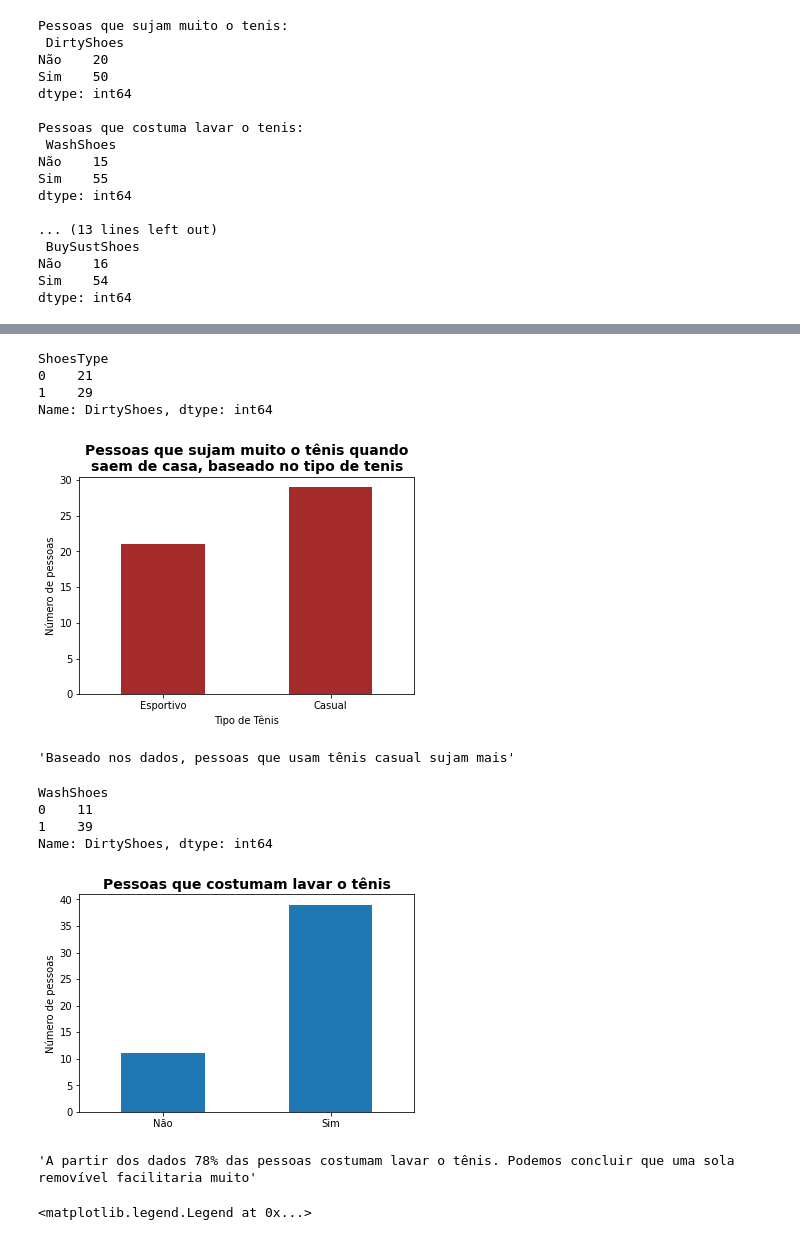
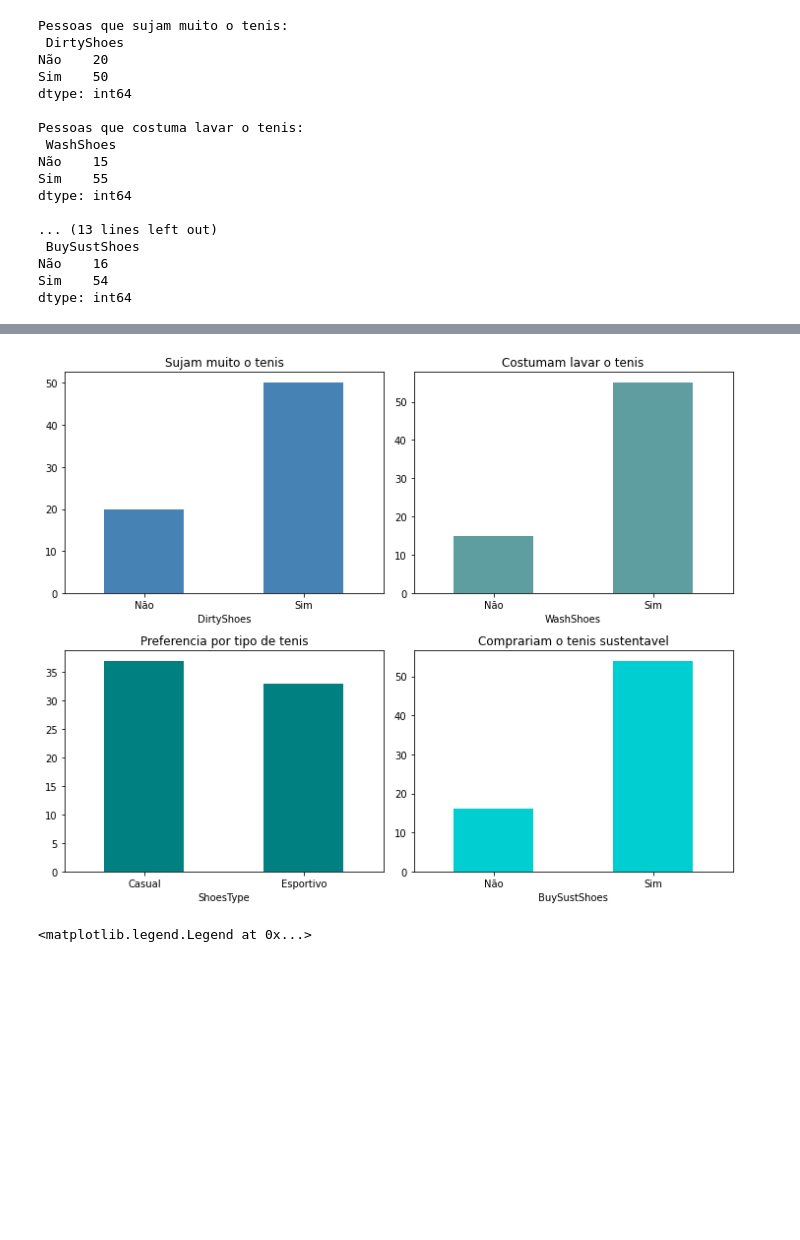
Before and after one commit to Massato01/ProjetoInovacaoSocial, a Jupyter notebook: SimpleDataAnalisys/SustSneakers-Analisys.ipynb, the cells around one changed output, grey strips where cells are left out. Saved outputs shown, nothing was run; the diff lists cells and outputs as text; code cells hidden in the pictures; blank space fills up the shorter version.

```diff
--- a/SimpleDataAnalisys/SustSneakers-Analisys.ipynb
+++ b/SimpleDataAnalisys/SustSneakers-Analisys.ipynb
@@ -109,49 +56,28 @@ data.head()
-# %%
-shoes_type_agrupado = data.groupby(['ShoesType'])['DirtyShoes'].sum()
-
-print(shoes_type_agrupado)
-
-shoes_type_agrupado.plot.bar(color='brown')
-
-plt.title('Pessoas que sujam muito o tênis quando\nsaem de casa, baseado no tipo de tenis', fontsize=14, fontweight='bold')
-plt.xlabel('Tipo de Tênis')
-plt.ylabel('Número de pessoas')
-
-x_locs, x_labels = plt.xticks(np.arange(2), ['Esportivo', 'Casual'], rotation=0)
-
-plt.show()
-
-'''Baseado nos dados, pessoas que usam tênis casual sujam mais'''
-# %% [output]
-ShoesType
-0    21
-1    29
-Name: DirtyShoes, dtype: int64
-[figure, removed]
-'Baseado nos dados, pessoas que usam tênis casual sujam mais'
-# %%
-wash_dirtyshoes = data.groupby(['WashShoes'])['DirtyShoes'].sum()
-print(wash_dirtyshoes)
-
-wash_dirtyshoes.plot.bar()
-
-plt.title('Pessoas que costumam lavar o tênis', fontsize=14, fontweight='bold')
-plt.xlabel('')
-plt.ylabel('Número de pessoas')
-
-x_locs, x_labels = plt.xticks(np.arange(2), ['Não', 'Sim'], rotation=0)
-
-
-plt.show()
-
-'''A partir dos dados 78% das pessoas costumam lavar o tênis. Podemos concluir que uma sola removível facilitaria muito'''
-# %% [output]
-WashShoes
-0    11
-1    39
-Name: DirtyShoes, dtype: int64
-[figure, removed]
-'A partir dos dados 78% das pessoas costumam lavar o tênis. Podemos concluir que uma sola removível facilitaria muito'
+# %%
+plt.figure(figsize=(10, 8))
+plt.subplot(2, 2, 1)
+dirty_shoes.plot.bar(color='steelblue')
+plt.title('Sujam muito o tenis')
+plt.xticks(rotation=0)
+
+plt.subplot(2, 2, 2)
+wash_shoes.plot.bar(color='cadetblue')
+plt.title('Costumam lavar o tenis')
+plt.xticks(rotation=0)
+
+plt.subplot(2, 2, 3)
+shoes_type.plot.bar(color='teal')
+plt.title('Preferencia por tipo de tenis')
+plt.xticks(rotation=0)
+
+plt.subplot(2, 2, 4)
+buy_shoes.plot.bar(color='darkturquoise')
+plt.title('Comprariam o tenis sustentavel')
+plt.xticks(rotation=0)
+
+plt.tight_layout()
+# %% [output]
+[figure, added]
 # %%
 agrupado1 = data.groupby(['DirtyShoes']).size()
 agrupado2 = data.groupby(['WashShoes']).size()
```
Also changed, not shown: parts of 6 cells of this notebook.
